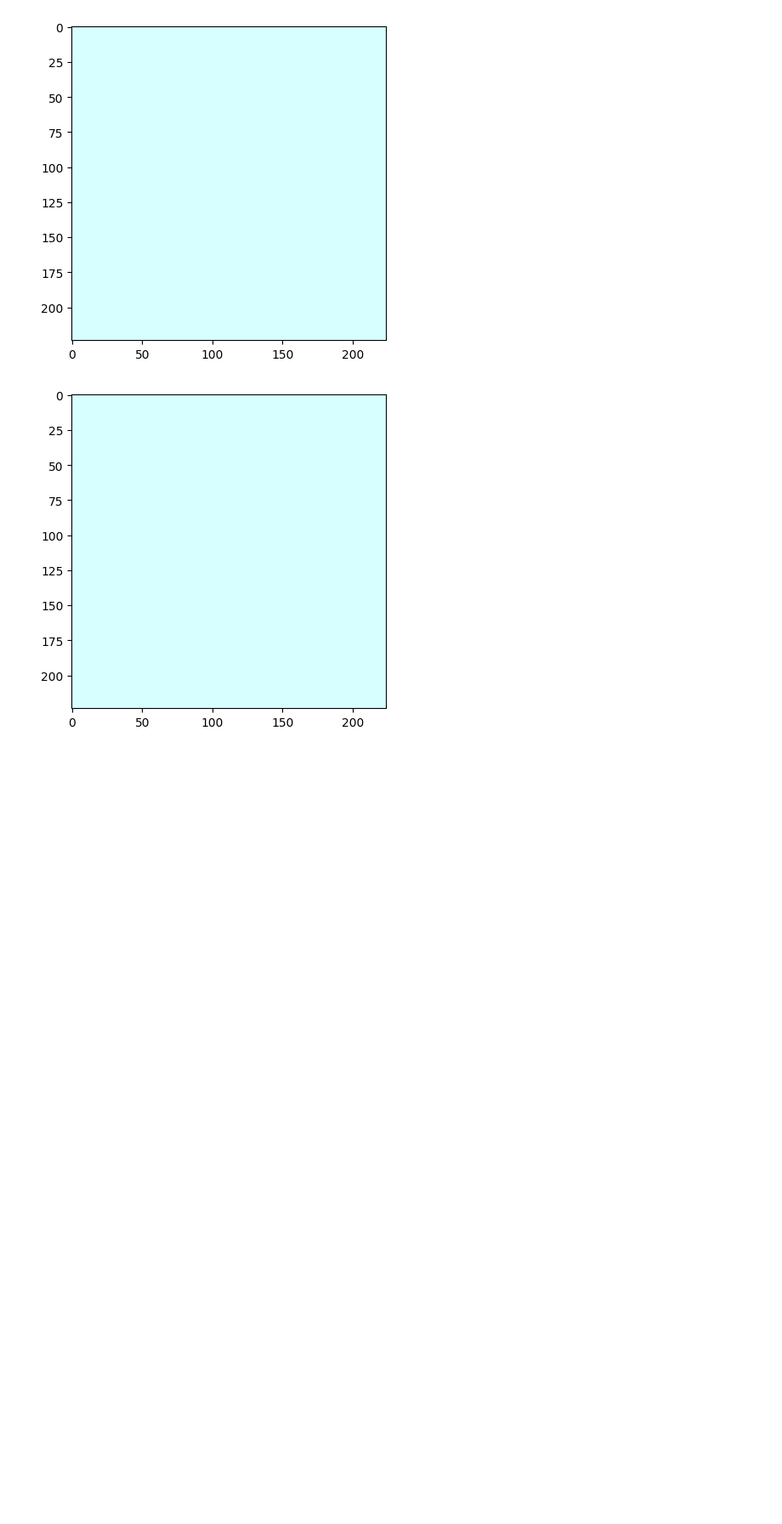
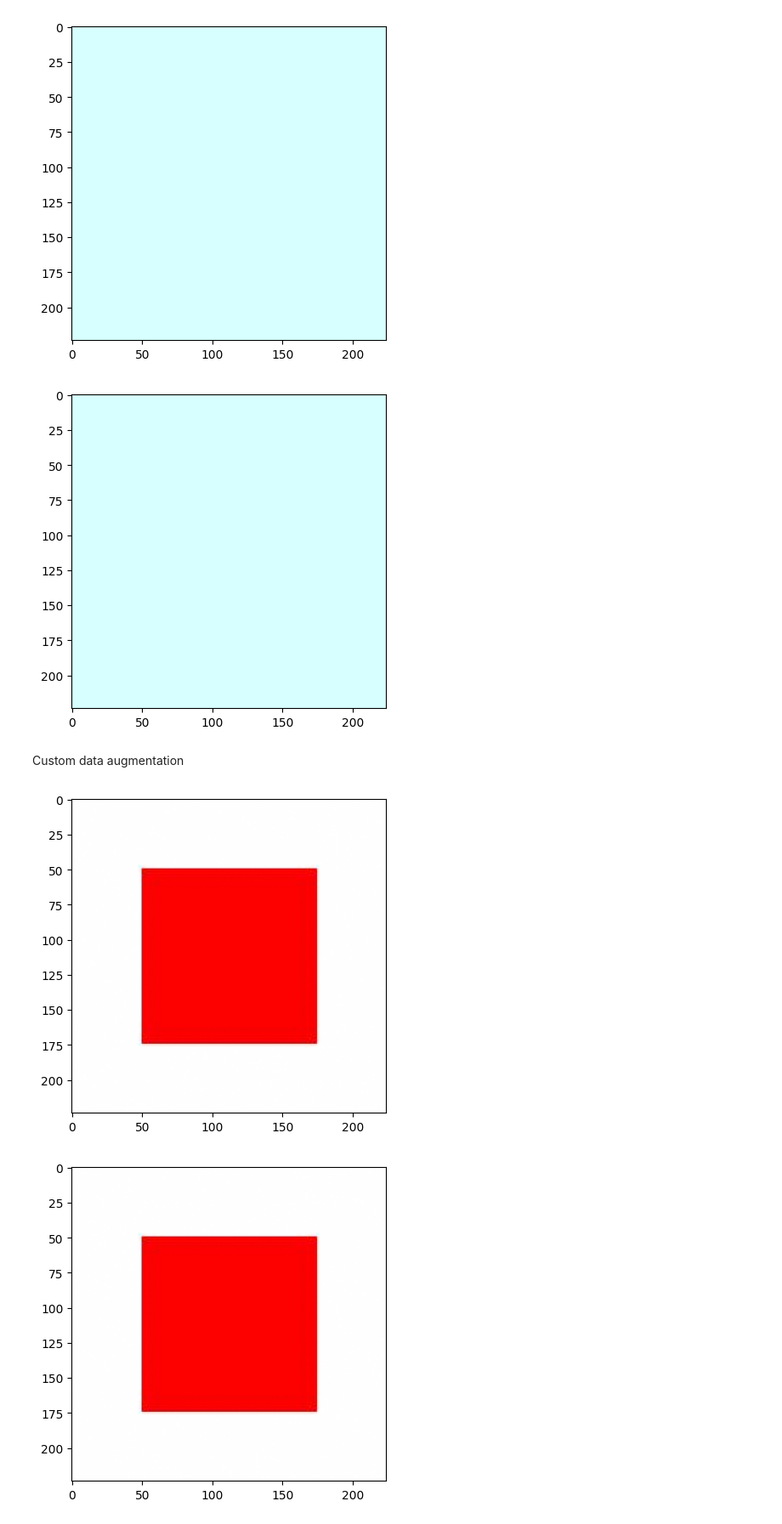
Before and after one commit to Helia-Karisani/Keras-dataAugmentation, a Jupyter notebook: Keras-dataAugmentation.ipynb, the cells around one changed output. Shown at 85% size. Cells and saved outputs as stored; diff of their text form; code cells hidden in the pictures; blank space fills up the shorter version.

Commit message:
custom data augmentation

```diff
--- a/Keras-dataAugmentation.ipynb
+++ b/Keras-dataAugmentation.ipynb
@@ -131,3 +136,27 @@ plt.show()
 [figure]
 [figure]
 [figure]
+# %% [markdown]
+Custom data augmentation
+# %%
+# Define a custom data augmentation function
+def add_random_noise(image):
+    noise = np.random.normal(0, 0.2, image.shape)
+    return image + noise
+
+# Create an instance of ImageDataGenerator with the custom augmentation
+datagen = ImageDataGenerator(preprocessing_function=add_random_noise)
+
+# Generate batches of augmented images with noise
+i = 0
+for batch in datagen.flow(x, batch_size=1):
+    plt.figure(i)
+    imgplot = plt.imshow(batch[0].astype('uint8'))
+    i += 1
+    if i % 4 == 0:
+        break
+
+plt.show()
+# %% [output]
+[figure, added]
+[figure, added]
```
Also changed, not shown: parts of 3 cells of this notebook.
